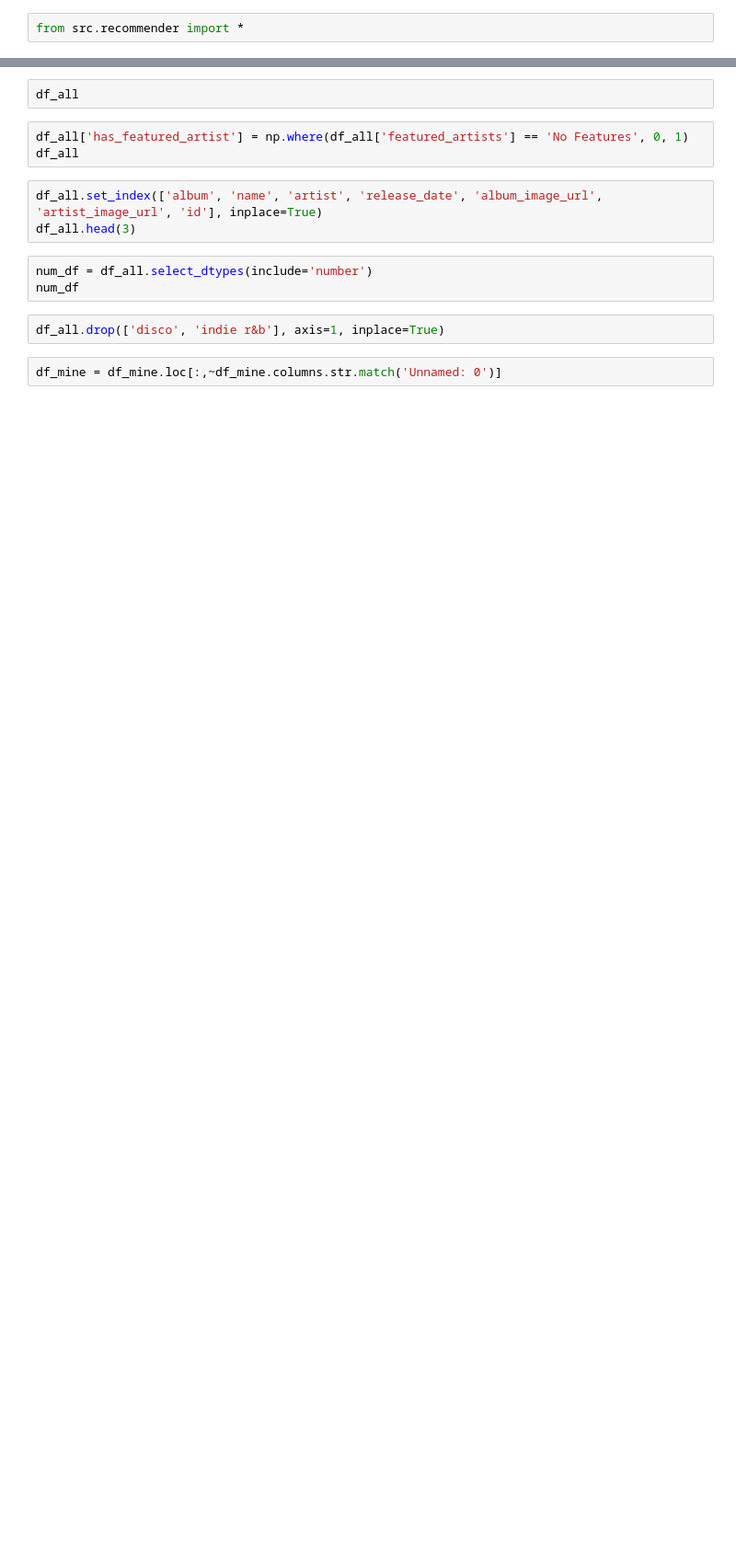
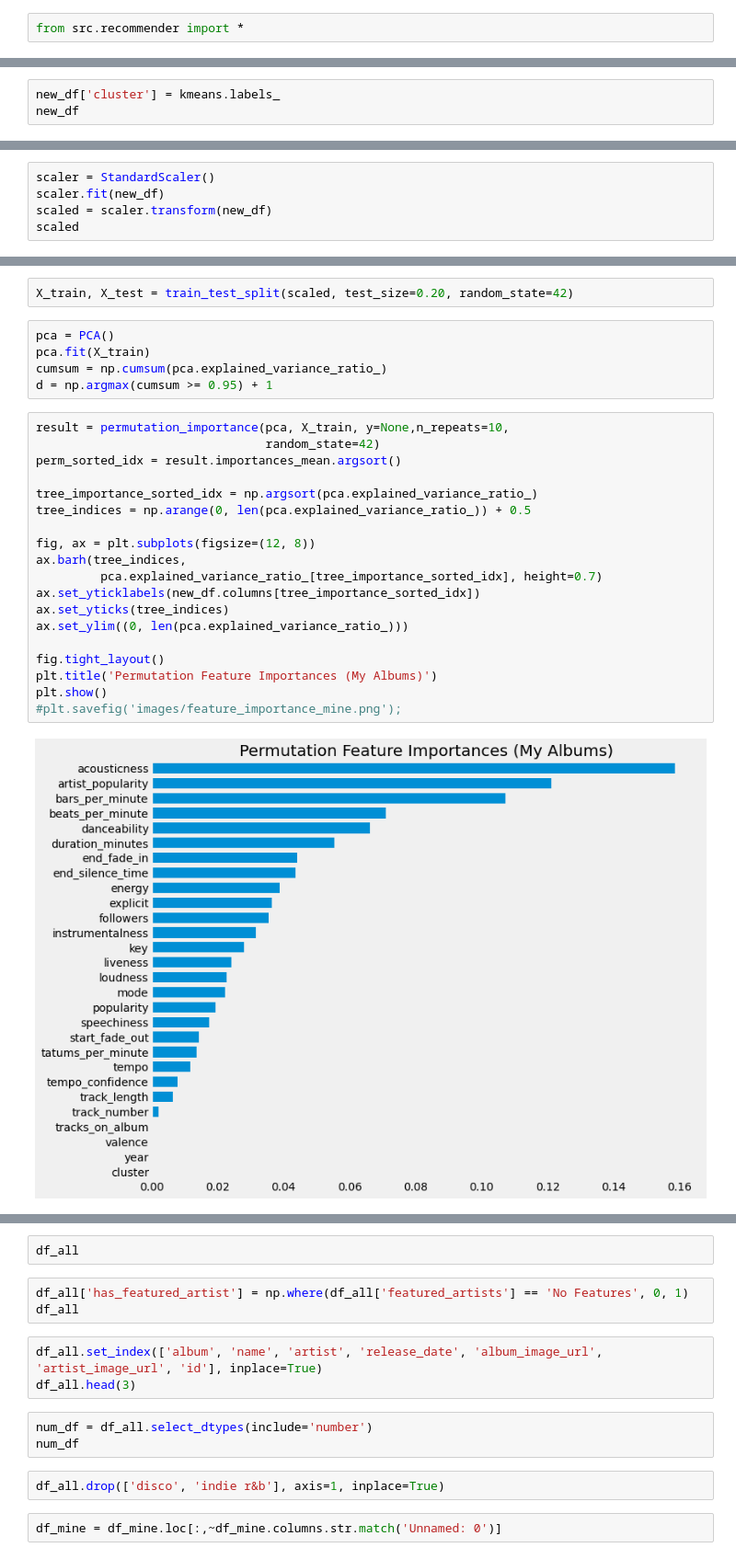
Before and after one commit to LTonstad/And_Vinyly-a-Music-Reccomendation-System, a Jupyter notebook: eda.ipynb, the cells around one changed output, grey strips where cells are left out. Shown at 92% size. Cells and saved outputs as stored; diff of their text form; blank space fills up the shorter version.

```diff
--- a/eda.ipynb
+++ b/eda.ipynb
@@ -31,0 +51,3 @@ Name: has_featured_artist, Length: 10167, dtype: int64
+# %%
+new_df['cluster'] = kmeans.labels_
+new_df
@@ -31,0 +83,5 @@ Name: has_featured_artist, Length: 10167, dtype: int64
+# %%
+scaler = StandardScaler()
+scaler.fit(new_df)
+scaled = scaler.transform(new_df)
+scaled
@@ -31,0 +102,28 @@ Name: has_featured_artist, Length: 10167, dtype: int64
+# %%
+X_train, X_test = train_test_split(scaled, test_size=0.20, random_state=42)
+# %%
+pca = PCA()
+pca.fit(X_train)
+cumsum = np.cumsum(pca.explained_variance_ratio_)
+d = np.argmax(cumsum >= 0.95) + 1
+# %%
+result = permutation_importance(pca, X_train, y=None,n_repeats=10,
+                                random_state=42)
+perm_sorted_idx = result.importances_mean.argsort()
+
+tree_importance_sorted_idx = np.argsort(pca.explained_variance_ratio_)
+tree_indices = np.arange(0, len(pca.explained_variance_ratio_)) + 0.5
+
+fig, ax = plt.subplots(figsize=(12, 8))
+ax.barh(tree_indices,
+         pca.explained_variance_ratio_[tree_importance_sorted_idx], height=0.7)
+ax.set_yticklabels(new_df.columns[tree_importance_sorted_idx])
+ax.set_yticks(tree_indices)
+ax.set_ylim((0, len(pca.explained_variance_ratio_)))
+
+fig.tight_layout()
+plt.title('Permutation Feature Importances (My Albums)')
+plt.show()
+#plt.savefig('images/feature_importance_mine.png');
+# %% [output]
+[figure, added]
```
Also changed, not shown: parts of 39 cells of this notebook, 21 other files.
